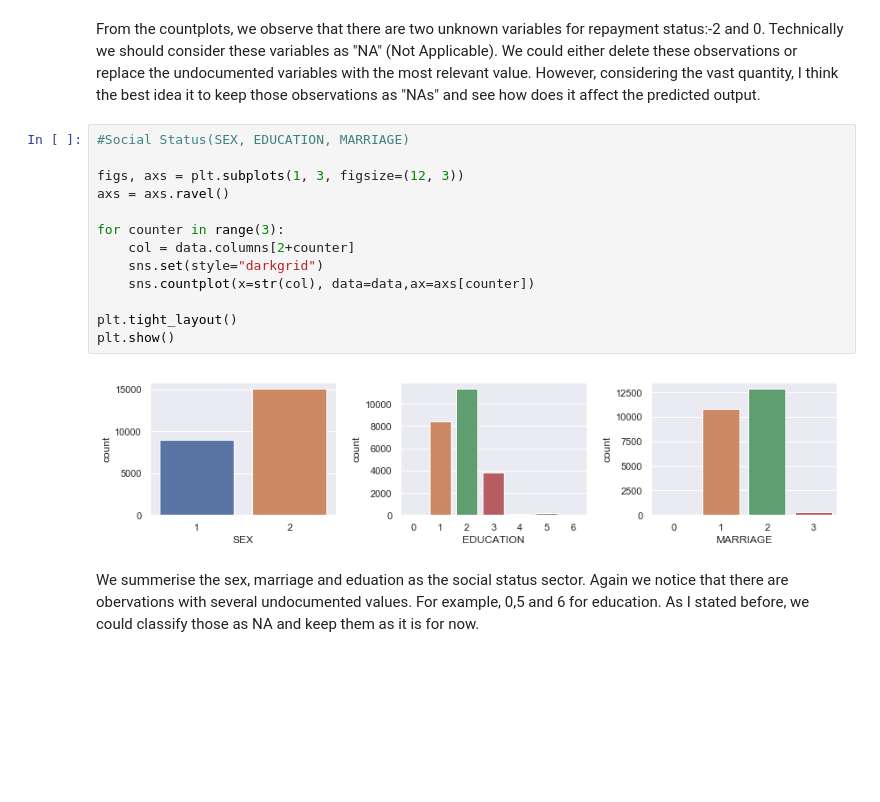
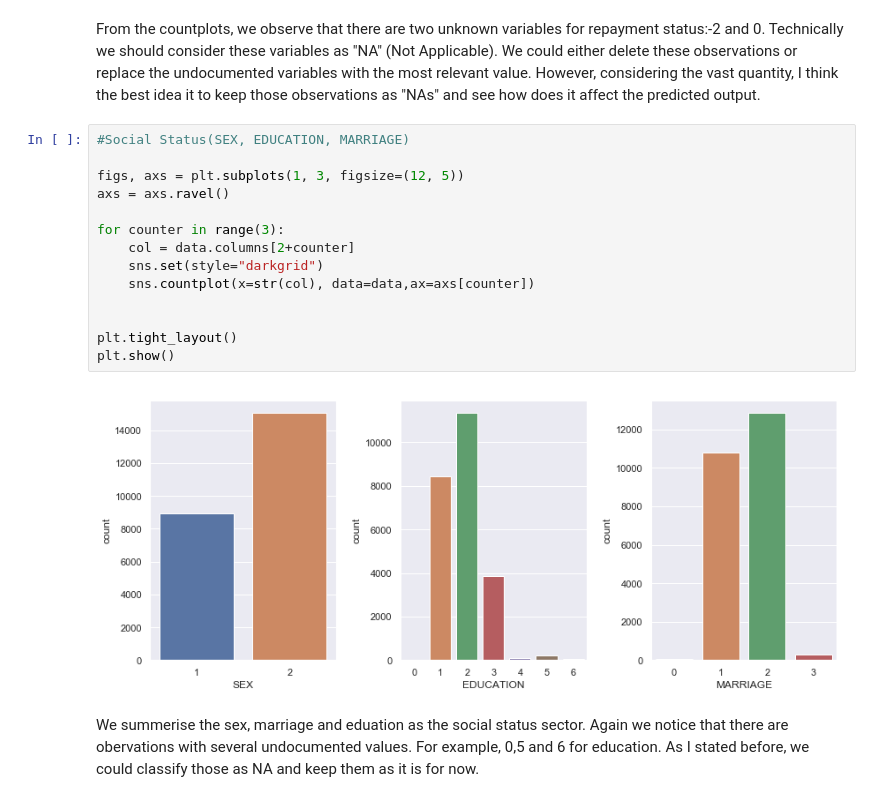
Before and after one commit to AbhinathK/CreditCardML, a Jupyter notebook: CreditCardData.ipynb, the cells around one changed output. Drawn from its saved outputs; the diff is of its cells as text; blank space fills up the shorter version.

```diff
--- a/CreditCardData.ipynb
+++ b/CreditCardData.ipynb
@@ -113,18 +115,19 @@ From the countplots, we observe that there are two unknown variables for repayme
 # %%
 #Social Status(SEX, EDUCATION, MARRIAGE)
 
-figs, axs = plt.subplots(1, 3, figsize=(12, 3))
+figs, axs = plt.subplots(1, 3, figsize=(12, 5))
 axs = axs.ravel()
 
 for counter in range(3):
     col = data.columns[2+counter]
     sns.set(style="darkgrid")
     sns.countplot(x=str(col), data=data,ax=axs[counter])
 
+
 plt.tight_layout()
 plt.show()
 # %% [output]
-[figure, old version]
+[figure, new version]
 # %% [markdown]
 We summerise the sex, marriage and eduation as the social status sector. Again we notice that there are obervations with several undocumented values. For example, 0,5 and 6 for education. As I stated before, we could classify those as NA and  keep them as it is for now.
 # %%
```
Also changed, not shown: parts of 24 cells of this notebook.
